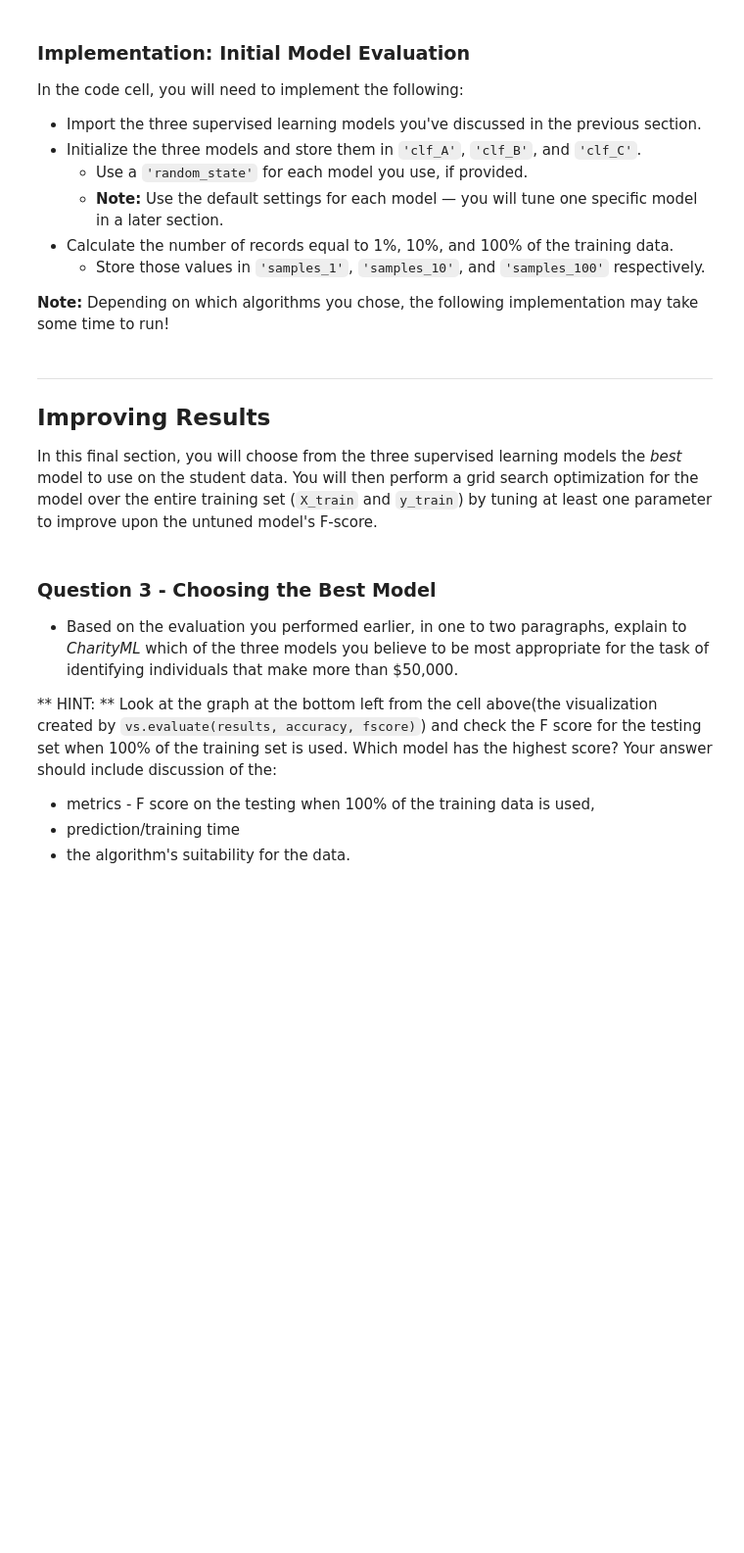
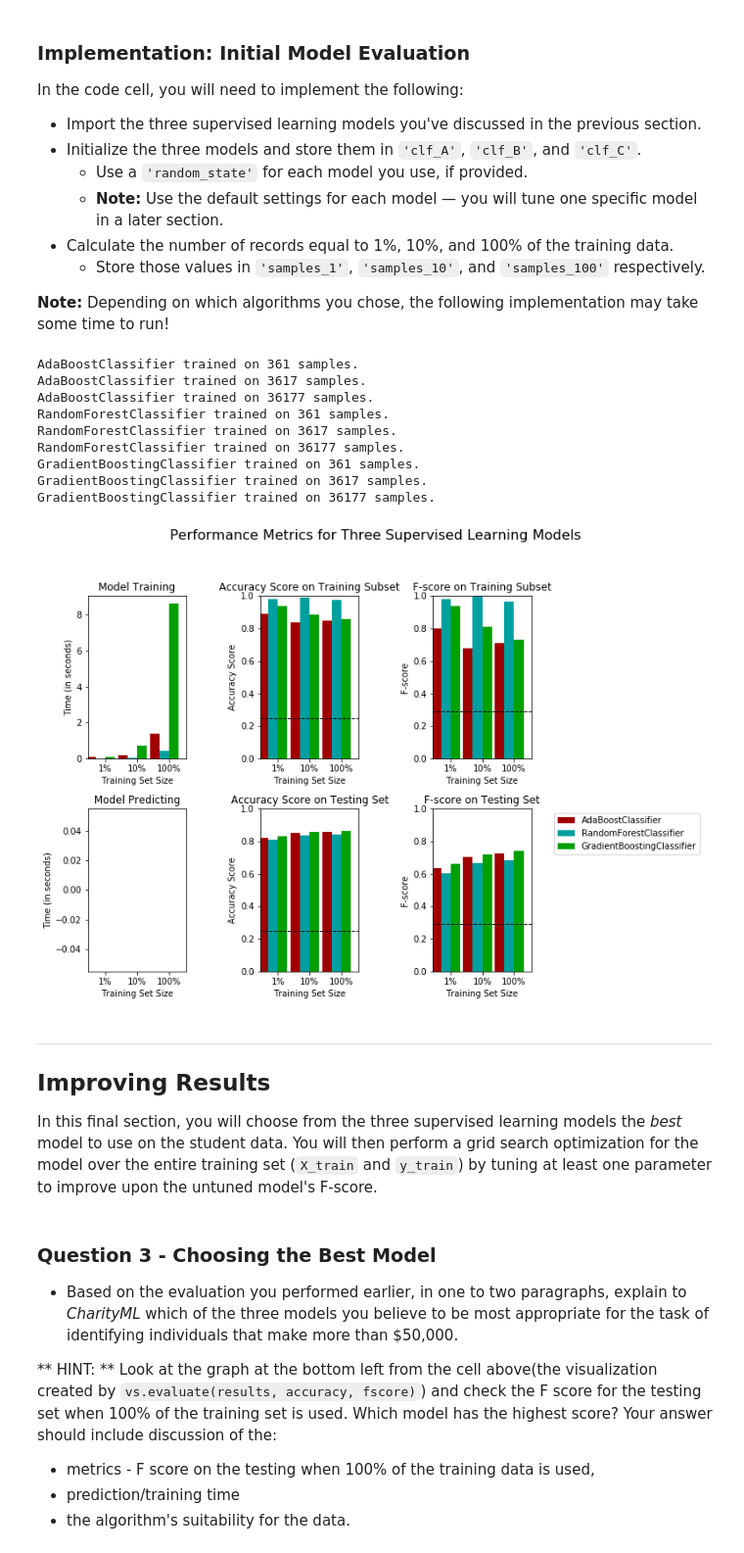
Before and after one commit to lalit527/finding_donors, a Jupyter notebook: finding_donors.ipynb, the cells around one changed output. Shown at 98% size. Cells and saved outputs as stored; diff of their text form; code cells hidden in the pictures; blank space fills up the shorter version.

```diff
--- a/finding_donors.ipynb
+++ b/finding_donors.ipynb
@@ -393,13 +405,13 @@ def train_predict(learner, sample_size, X_train, y_train, X_test, y_test):
     results['pred_time'] = end - start
 
     # TODO: Compute accuracy on the first 300 training samples which is y_train[:300]
-    results['acc_train'] = learner.predict(X_train[:300])
+    results['acc_train'] = accuracy_score(y_train[:300], learner.predict(X_train[:300]))
 
     # TODO: Compute accuracy on test set using accuracy_score()
-    results['acc_test'] = learner.predict(X_test)
+    results['acc_test'] = accuracy_score(y_test, learner.predict(X_test))
 
     # TODO: Compute F-score on the the first 300 training samples using fbeta_score()
-    results['f_train'] = fbeta_score(y_test[:300], learner.predict(X_train[:300]), 0.5)
+    results['f_train'] = fbeta_score(y_train[:300], learner.predict(X_train[:300]), 0.5)
 
     # TODO: Compute F-score on the test set which is y_test
     results['f_test'] = fbeta_score(y_test, learner.predict(X_test), 0.5)
@@ -428,30 +686,41 @@ s = len(X_train); int(s * (10/100))
 # %%
 # TODO: Import the three supervised learning models from sklearn
 
 # TODO: Initialize the three models
-clf_A = DecisionTreeClassifier()
-clf_B = RandomForestClassifier(n_estimators=10, n_jobs=-1)
-clf_C = GradientBoostingClassifier(n_estimators=100)
+clf_A = AdaBoostClassifier(random_state=42)
+clf_B = RandomForestClassifier(random_state=42)
+clf_C = GradientBoostingClassifier(random_state=42)
 
 # TODO: Calculate the number of samples for 1%, 10%, and 100% of the training data
 # HINT: samples_100 is the entire training set i.e. len(y_train)
 # HINT: samples_10 is 10% of samples_100 (ensure to set the count of the values to be `int` and not `float`)
 # HINT: samples_1 is 1% of samples_100 (ensure to set the count of the values to be `int` and not `float`)
 samples_100 = len(X_train)
 samples_10 = int(samples_100 * (0.1))
 samples_1 = int(samples_10 * (0.1))
 
 # Collect results on the learners
 results = {}
 for clf in [clf_A, clf_B, clf_C]:
     clf_name = clf.__class__.__name__
     results[clf_name] = {}
     for i, samples in enumerate([samples_1, samples_10, samples_100]):
         results[clf_name][i] = \
         train_predict(clf, samples, X_train, y_train, X_test, y_test)
 
 # Run metrics visualization for the three supervised learning models chosen
 vs.evaluate(results, accuracy, fscore)
+# %% [output]
+AdaBoostClassifier trained on 361 samples.
+AdaBoostClassifier trained on 3617 samples.
+AdaBoostClassifier trained on 36177 samples.
+RandomForestClassifier trained on 361 samples.
+RandomForestClassifier trained on 3617 samples.
+RandomForestClassifier trained on 36177 samples.
+GradientBoostingClassifier trained on 361 samples.
+GradientBoostingClassifier trained on 3617 samples.
+GradientBoostingClassifier trained on 36177 samples.
+[figure, added]
 # %% [markdown]
 ----
 ## Improving Results
```
Also changed, not shown: parts of 28 cells of this notebook.
